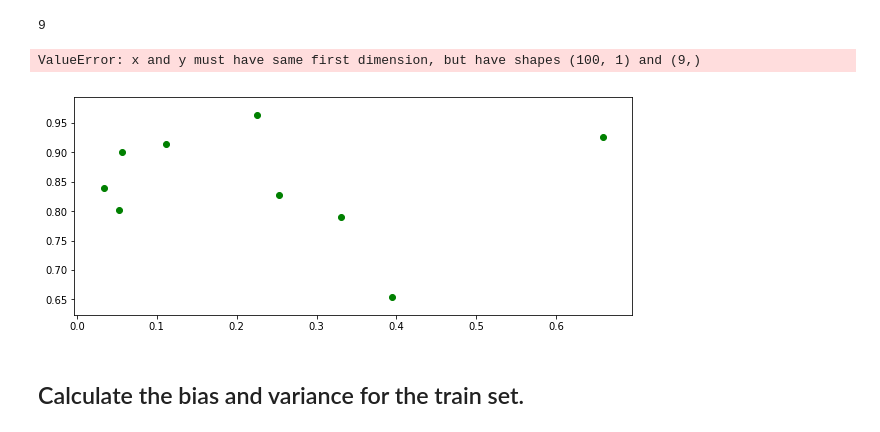
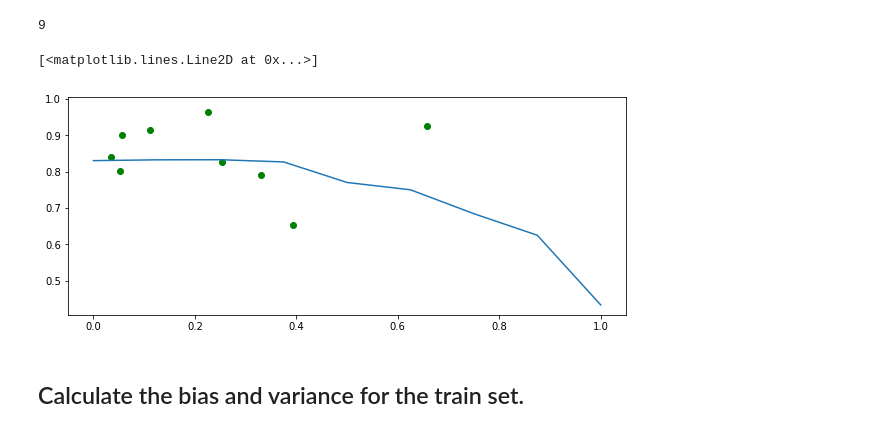
Before and after one commit to byeretzian/dsc-2-24-08-bias-variance-trade-off-lab-online-ds-sp-000, a Jupyter notebook: index.ipynb, the cells around one changed output. Saved outputs shown, nothing was run; the diff lists cells and outputs as text; code cells hidden in the pictures.

```diff
--- a/index.ipynb
+++ b/index.ipynb
@@ -190,15 +190,15 @@ print(len(X_linspace)_
 # %%
 # your code here
 X_linspce = pd.DataFrame(np.linspace(0,1,9))
 X_fin_test = poly.fit_transform(data_test[0].values.reshape(-1, 1))
 y_pred = reg_poly.predict(X_fin_test)
 
 plt.figure(figsize=(10, 4))
 plt.scatter(data_test[0], data_test[1], color = "green")
-plt.plot(X_linspace,y_pred)
+plt.plot(X_linspce,y_pred)
 # %% [output]
-ValueError: x and y must have same first dimension, but have shapes (100, 1) and (9,)
+[<matplotlib.lines.Line2D at 0x...>]
-[figure, old version]
+[figure, new version]
 # %% [markdown]
 ##  Calculate the bias and variance for the train set.
 # %%
```
Also changed, not shown: parts of 1 cell of this notebook.
